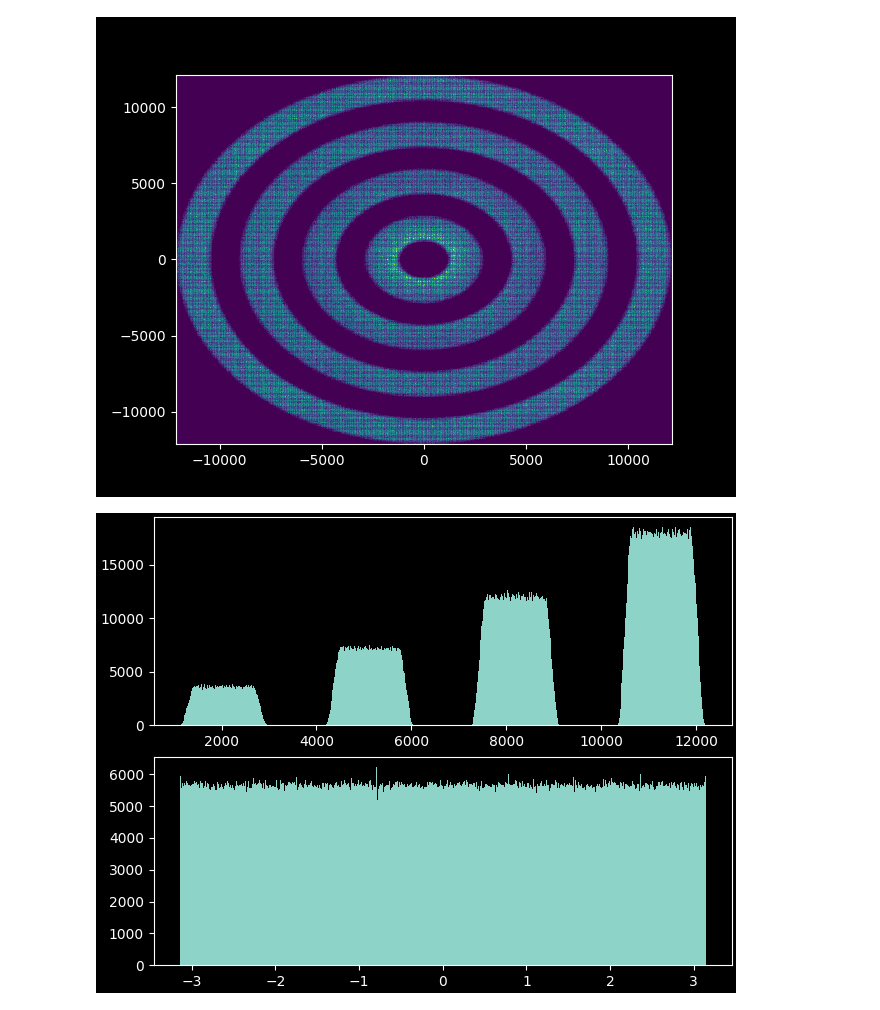
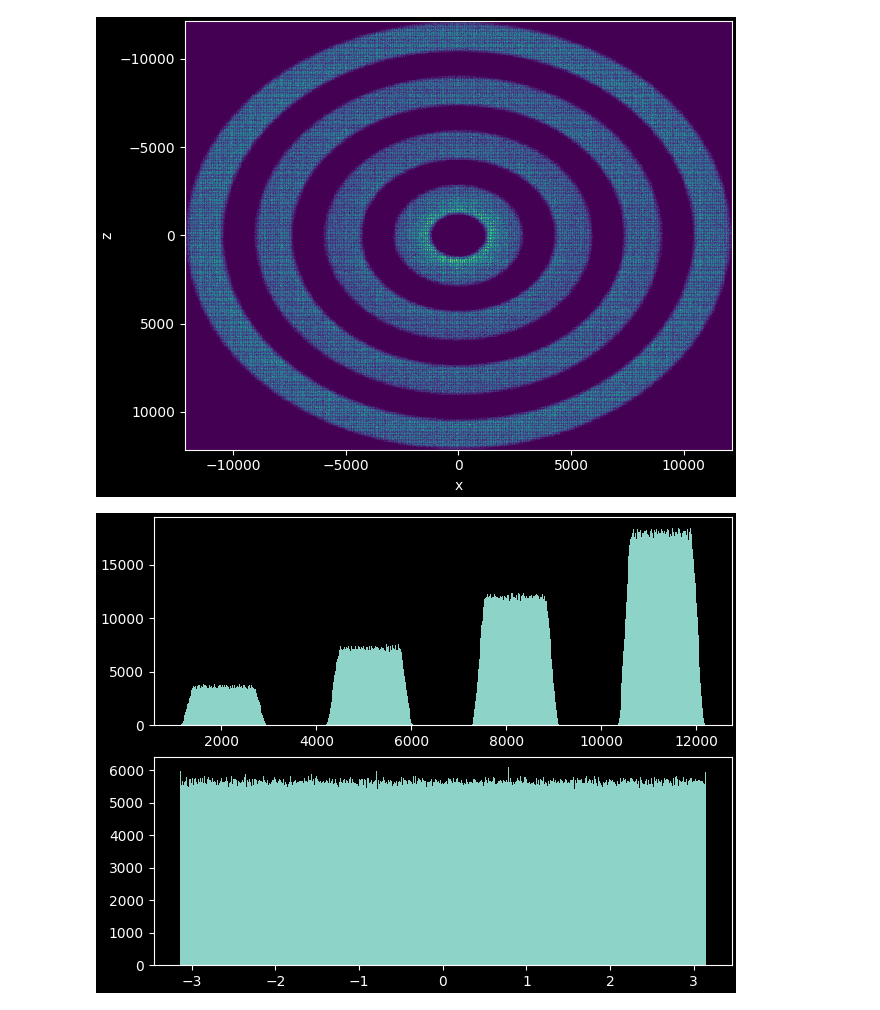
Before and after one commit to badooga/strongholds, a Jupyter notebook: stronghold.ipynb, the cells around one changed output. Drawn from its saved outputs; the diff is of its cells as text; code cells hidden in the pictures.

Commit message:
simplify plots, flip vertical axes

```diff
--- a/stronghold.ipynb
+++ b/stronghold.ipynb
@@ -6,6 +6,26 @@ import numpy as np
 import matplotlib.pyplot as plt
 
 default_rng = np.random.default_rng(0)
+# %%
+@np.vectorize()
+def setup_xz_plot(ax):
+    """Labels axes."""
+
+    ax.set_xlabel("x")
+    ax.set_ylabel("z")
+    return ax
+
+def xz_subplots(*args, **kwargs):
+    fig, ax = plt.subplots(*args, **kwargs, constrained_layout=True)
+    ax = setup_xz_plot(ax)
+    if not ax.shape:
+        ax = ax.item()
+    return fig, ax
+
+def flip_zaxis(*args):
+    """Inverts the vertical axis (as north is -z)."""
+    for ax in args:
+        ax.set_ylim(ax.get_ylim()[::-1])
 # %%
 %matplotlib widget
 
@@ -58,17 +73,19 @@ array([ 1688. +904.j,  1496.+1080.j,  1304.+1256.j,  1112.+1432.j,
 # %%
 ring_map = strongholds.generation_heatmap(1*10**5, range(4), default_rng)
 # %%
-fig4, ax4 = plt.subplots()
+fig3, ax3 = xz_subplots()
 
-ring_hist2d = ax4.hist2d(ring_map.real, ring_map.imag, bins=600)
+ring_hist2d = ax3.hist2d(ring_map.real, ring_map.imag, bins=600)
+
+flip_zaxis(ax3)
 # %% [output]
-[figure, old version]
+[figure, new version]
 # %%
-fig5, ax5 = plt.subplots(2, 1, constrained_layout=True)
+fig4, ax4 = plt.subplots(2, 1, constrained_layout=True)
 
 ring_r, ring_phi = np.abs(ring_map), np.angle(ring_map)
 
-ring_r_hist = ax5[0].hist(ring_r, bins=600)
-ring_phi_hist = ax5[1].hist(ring_phi, bins=600)
+ring_r_hist = ax4[0].hist(ring_r, bins=600)
+ring_phi_hist = ax4[1].hist(ring_phi, bins=600)
 # %% [output]
-[figure, old version]
+[figure, new version]
```
Also changed, not shown: parts of 6 cells of this notebook.
